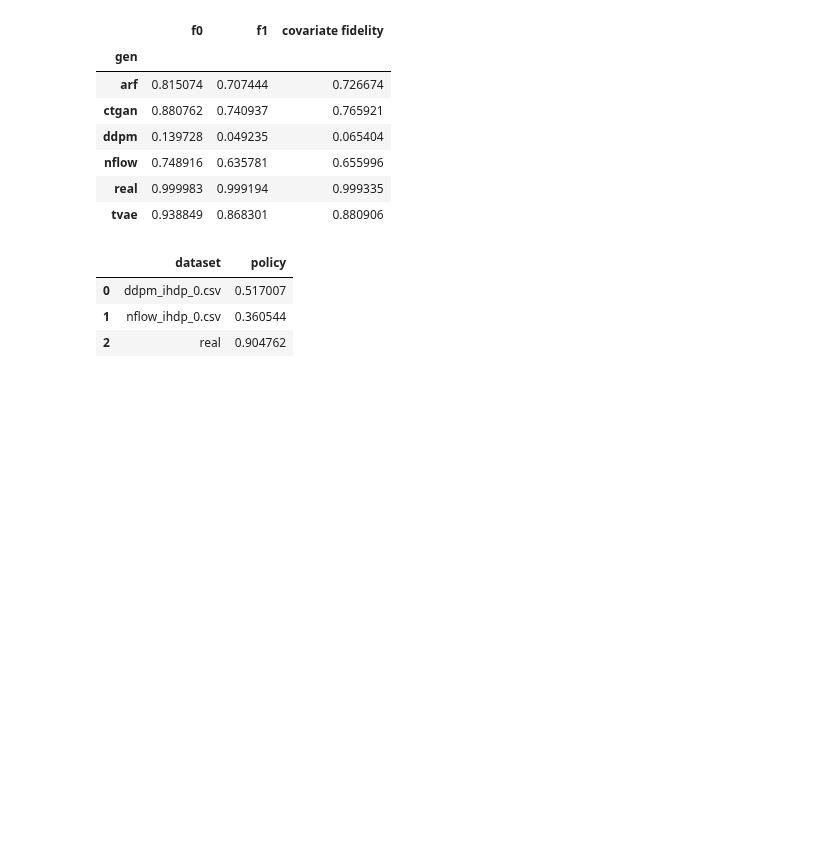
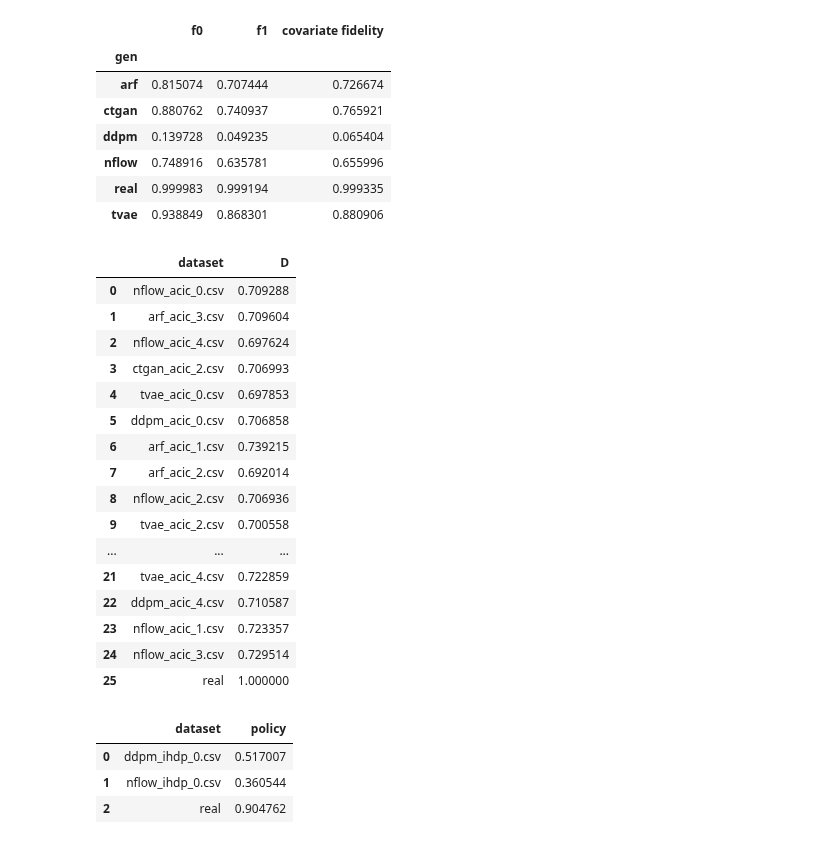
Before and after one commit to harrya32/causal_synthetic_data, a Jupyter notebook: Experiments/Experiments.ipynb, the cells around one changed output. Drawn from its saved outputs; the diff is of its cells as text; code cells hidden in the pictures; blank space fills up the shorter version.

Commit message:
propensity match function

```diff
--- a/Experiments/Experiments.ipynb
+++ b/Experiments/Experiments.ipynb
@@ -246,6 +229,6 @@ r.groupby('gen').mean()
 | nflow | 0.748916 | 0.635781 | 0.655996 |
 | real | 0.999983 | 0.999194 | 0.999335 |
 | tvae | 0.938849 | 0.868301 | 0.880906 |
-# %%
-def propensity_matching():
-    return 0
+# %%
+def propensity_distance(p_real, p_synth):
+    return 1 - abs(p_synth - p_real) / max(p_real, 1-p_real)
@@ -252,3 +271,33 @@ def propensity_matching():
+# %%
+syn_data = {}
+
+for i in listdir('syn_data'):
+    if 'acic' in i:
+        syn_data[i] = pd.read_csv('syn_data/'+i)
+
+syn_data['real'] = acic
+# %%
+results = propensity_matching(acic, syn_data, 'z', 'y', ['x_2', 'x_7', 'x_8', 'x_9', 'x_10', 'x_11'])
+# %%
+results
+# %% [output]
+|  | dataset | D |
+| 0 | nflow_acic_0.csv | 0.709288 |
+| 1 | arf_acic_3.csv | 0.709604 |
+| 2 | nflow_acic_4.csv | 0.697624 |
+| 3 | ctgan_acic_2.csv | 0.706993 |
+| 4 | tvae_acic_0.csv | 0.697853 |
+| 5 | ddpm_acic_0.csv | 0.706858 |
+| 6 | arf_acic_1.csv | 0.739215 |
+| 7 | arf_acic_2.csv | 0.692014 |
+| 8 | nflow_acic_2.csv | 0.706936 |
+| 9 | tvae_acic_2.csv | 0.700558 |
+| ... | ... | ... |
+| 21 | tvae_acic_4.csv | 0.722859 |
+| 22 | ddpm_acic_4.csv | 0.710587 |
+| 23 | nflow_acic_1.csv | 0.723357 |
+| 24 | nflow_acic_3.csv | 0.729514 |
+| 25 | real | 1.000000 |
 # %%
 def cosine_average_first(v1, v2):
     return cosine_similarity(v1.sum(axis=0).reshape(1,-1), v2.sum(axis=0).reshape(1,-1))[0][0]
```
Also changed, not shown: parts of 3 cells of this notebook, 18 other files.
